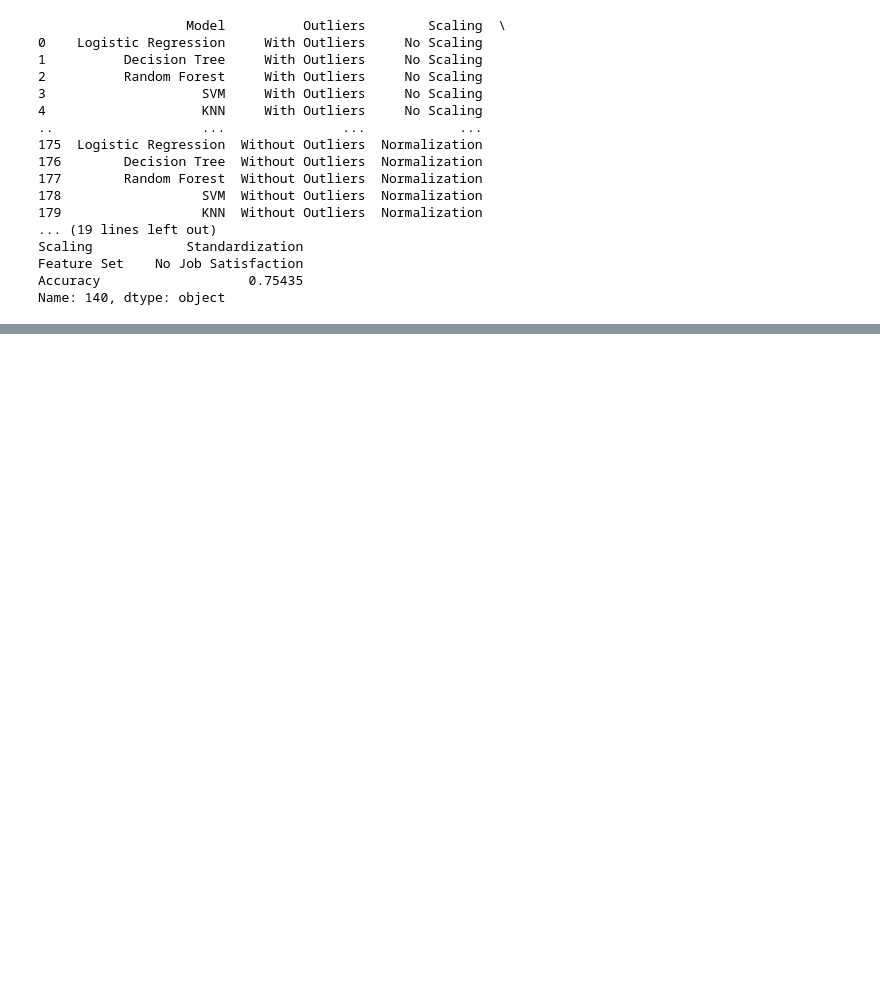
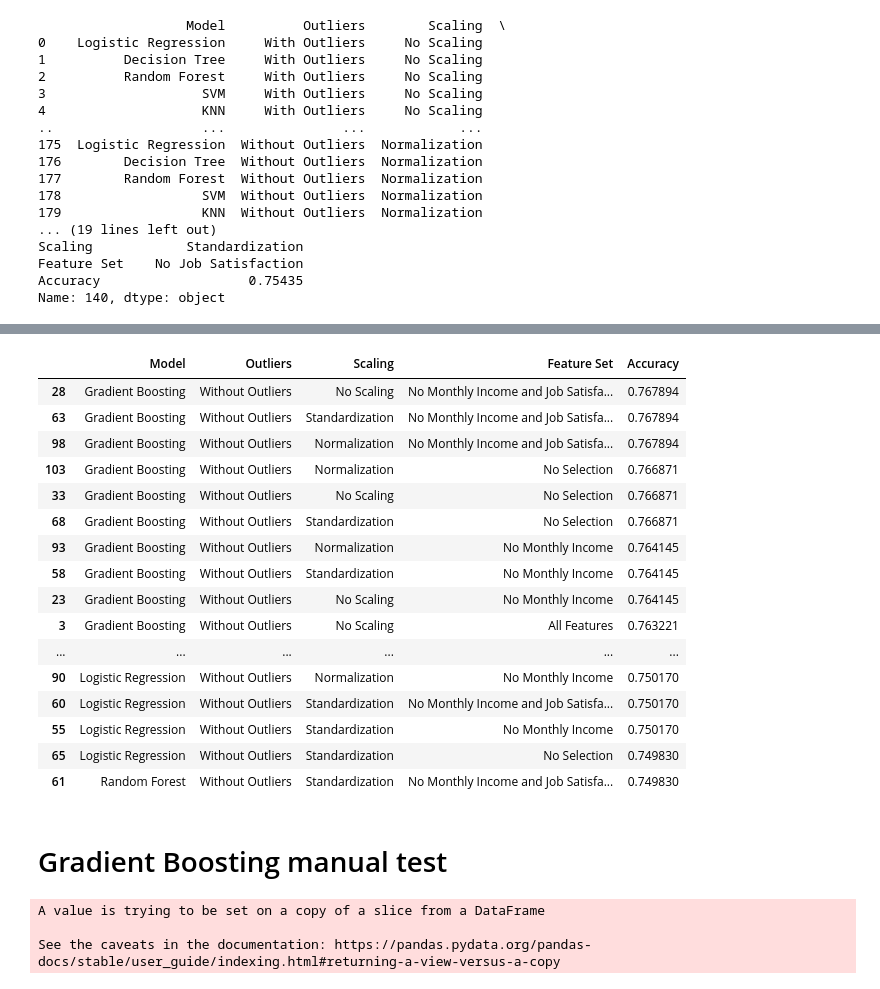
Before and after one commit to LOA395/how_to_prevent_employee_burnout, a Jupyter notebook: main copy.ipynb, the cells around one changed output, grey strips where cells are left out. Drawn from its saved outputs; the diff is of its cells as text; code cells hidden in the pictures; blank space fills up the shorter version.

Commit message:
update_main_copy

```diff
--- a/main copy.ipynb
+++ b/main copy.ipynb
@@ -859,0 +892,3 @@ Name: 140, dtype: object
+# %%
+# Split the data into training and testing sets
+X_train, X_test, y_train, y_test = train_test_split(X_clean, y_clean, test_size=0.2, random_state=42)
@@ -859,0 +902,24 @@ Name: 140, dtype: object
+# %%
+normalizer = MinMaxScaler()
+
+X_train_norm = normalizer.fit_transform(X_train)
+X_test_norm = normalizer.transform(X_test)
+# %%
+from sklearn.linear_model import LogisticRegression
+from sklearn.metrics import accuracy_score, classification_report, confusion_matrix
+
+log_reg = LogisticRegression(random_state=42, max_iter=10000, solver='saga')
+
+log_reg.fit(X_train_scaled, y_train)
+y_pred = log_reg.predict(X_test_scaled)
+
+accuracy = accuracy_score(y_test, y_pred)
+print("Accuracy:", accuracy)
+
+report = classification_report(y_test, y_pred)
+print("Classification Report:")
+print(report)
+
+matrix = confusion_matrix(y_test, y_pred)
+print("Confusion Matrix:")
+print(matrix)
@@ -859,0 +941,16 @@ Name: 140, dtype: object
+# %%
+log_reg = LogisticRegression(random_state=42, max_iter=10000, solver='saga')
+
+log_reg.fit(X_train_norm, y_train)
+y_pred = log_reg.predict(X_test_norm)
+
+accuracy = accuracy_score(y_test, y_pred)
+print("Accuracy:", accuracy)
+
+report = classification_report(y_test, y_pred)
+print("Classification Report:")
+print(report)
+
+matrix = confusion_matrix(y_test, y_pred)
+print("Confusion Matrix:")
+print(matrix)
@@ -859,0 +1089,28 @@ Name: 140, dtype: object
+# %%
+results_df_2.sort_values(by='Accuracy', ascending=False).head(50)
+# %% [output]
+|  | Model | Outliers | Scaling | Feature Set | Accuracy |
+| 28 | Gradient Boosting | Without Outliers | No Scaling | No Monthly Income and Job Satisfa... | 0.767894 |
+| 63 | Gradient Boosting | Without Outliers | Standardization | No Monthly Income and Job Satisfa... | 0.767894 |
+| 98 | Gradient Boosting | Without Outliers | Normalization | No Monthly Income and Job Satisfa... | 0.767894 |
+| 103 | Gradient Boosting | Without Outliers | Normalization | No Selection | 0.766871 |
+| 33 | Gradient Boosting | Without Outliers | No Scaling | No Selection | 0.766871 |
+| 68 | Gradient Boosting | Without Outliers | Standardization | No Selection | 0.766871 |
+| 93 | Gradient Boosting | Without Outliers | Normalization | No Monthly Income | 0.764145 |
+| 58 | Gradient Boosting | Without Outliers | Standardization | No Monthly Income | 0.764145 |
+| 23 | Gradient Boosting | Without Outliers | No Scaling | No Monthly Income | 0.764145 |
+| 3 | Gradient Boosting | Without Outliers | No Scaling | All Features | 0.763221 |
+| ... | ... | ... | ... | ... | ... |
+| 90 | Logistic Regression | Without Outliers | Normalization | No Monthly Income | 0.750170 |
+| 60 | Logistic Regression | Without Outliers | Standardization | No Monthly Income and Job Satisfa... | 0.750170 |
+| 55 | Logistic Regression | Without Outliers | Standardization | No Monthly Income | 0.750170 |
+| 65 | Logistic Regression | Without Outliers | Standardization | No Selection | 0.749830 |
+| 61 | Random Forest | Without Outliers | Standardization | No Monthly Income and Job Satisfa... | 0.749830 |
+# %% [markdown]
+# Gradient Boosting manual test
+# %%
+X_clean.drop(columns = ['monthly_income', 'job_role_Education', 'job_role_Finance', 'job_role_Healthcare', 'job_role_Media', 'job_role_Technology', 'marital_status_Married', 'marital_status_Divorced'], inplace = True)
+# %% [output]
+A value is trying to be set on a copy of a slice from a DataFrame
+
+See the caveats in the documentation: https://pandas.pydata.org/pandas-docs/stable/user_guide/indexing.html#returning-a-view-versus-a-copy
```
Also changed, not shown: parts of 19 cells of this notebook.
